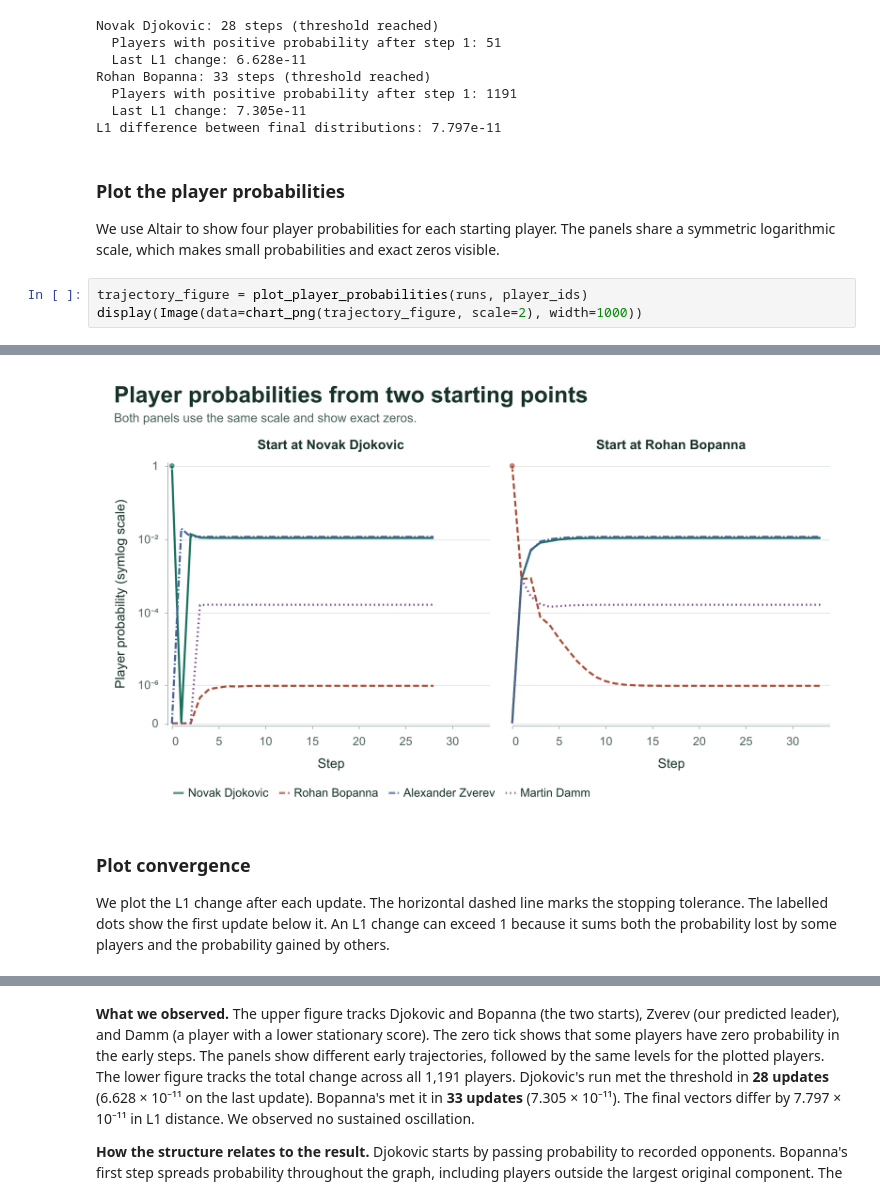
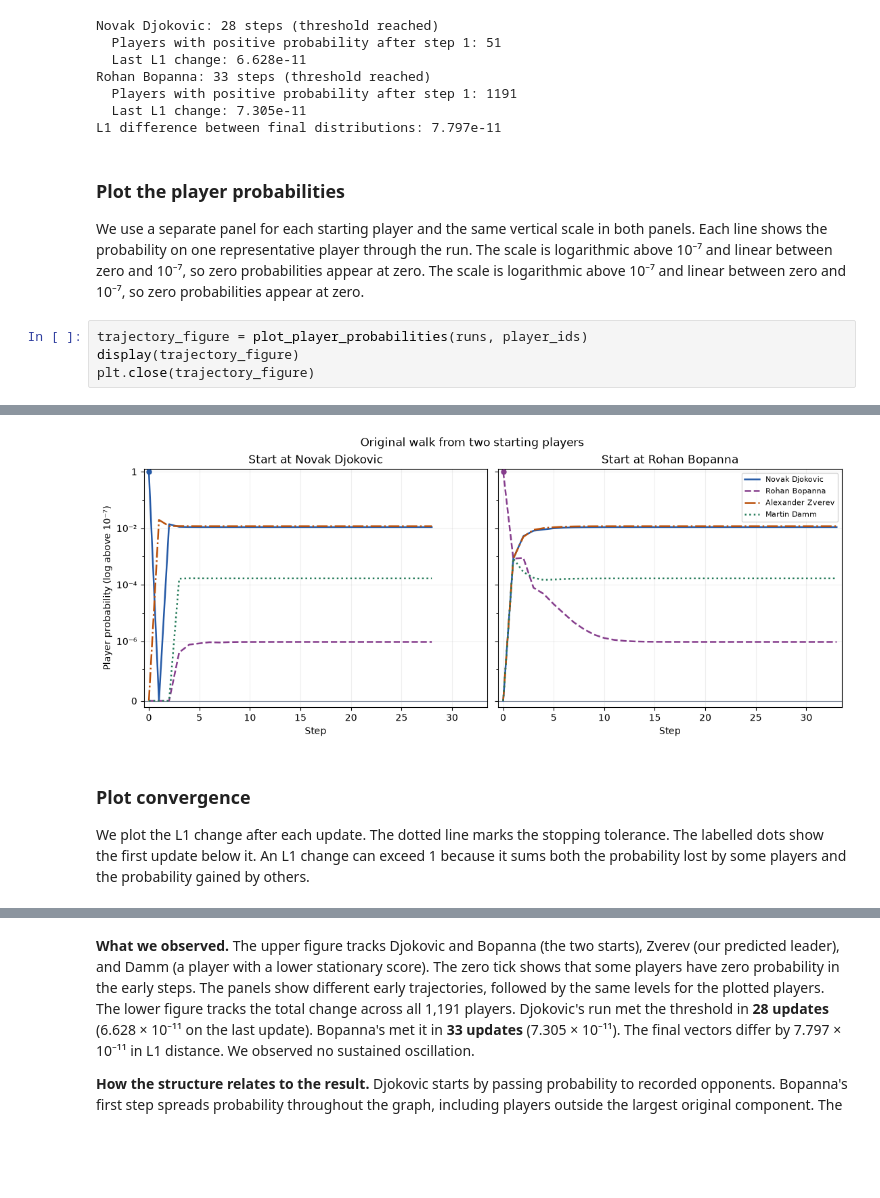
Before and after one commit to ismatovamargarita-png/Computer-Programming-I-Project, a Jupyter notebook: ATP_Tennis_Tasks_3_and_4.ipynb, the cells around one changed output, grey strips where cells are left out. Cells and saved outputs as stored; diff of their text form; blank space fills up the shorter version.

Commit message:
Restore Matplotlib figures for ATP Tasks 3 and 4

```diff
--- a/ATP_Tennis_Tasks_3_and_4.ipynb
+++ b/ATP_Tennis_Tasks_3_and_4.ipynb
@@ -147,8 +149,9 @@ L1 difference between final distributions: 7.797e-11
 # %% [markdown]
 ### Plot the player probabilities
 
-We use Altair to show four player probabilities for each starting player. The panels share a symmetric logarithmic scale, which makes small probabilities and exact zeros visible.
+We use a separate panel for each starting player and the same vertical scale in both panels. Each line shows the probability on one representative player through the run. The scale is logarithmic above 10⁻⁷ and linear between zero and 10⁻⁷, so zero probabilities appear at zero. The scale is logarithmic above 10⁻⁷ and linear between zero and 10⁻⁷, so zero probabilities appear at zero.
 # %%
 trajectory_figure = plot_player_probabilities(runs, player_ids)
-display(Image(data=chart_png(trajectory_figure, scale=2), width=1000))
+display(trajectory_figure)
+plt.close(trajectory_figure)
 # %% [output]
@@ -164,7 +158,7 @@ display(Image(data=chart_png(trajectory_figure, scale=2), width=1000))
-[figure, old version]
+[figure, new version]
 # %% [markdown]
 ### Plot convergence
 
-We plot the L1 change after each update. The horizontal dashed line marks the stopping tolerance. The labelled dots show the first update below it. An L1 change can exceed 1 because it sums both the probability lost by some players and the probability gained by others.
+We plot the L1 change after each update. The dotted line marks the stopping tolerance. The labelled dots show the first update below it. An L1 change can exceed 1 because it sums both the probability lost by some players and the probability gained by others.
 # %%
 convergence_figure = plot_convergence(runs, tolerance=TOLERANCE)
```
Also changed, not shown: parts of 5 cells of this notebook, 9 other files.
